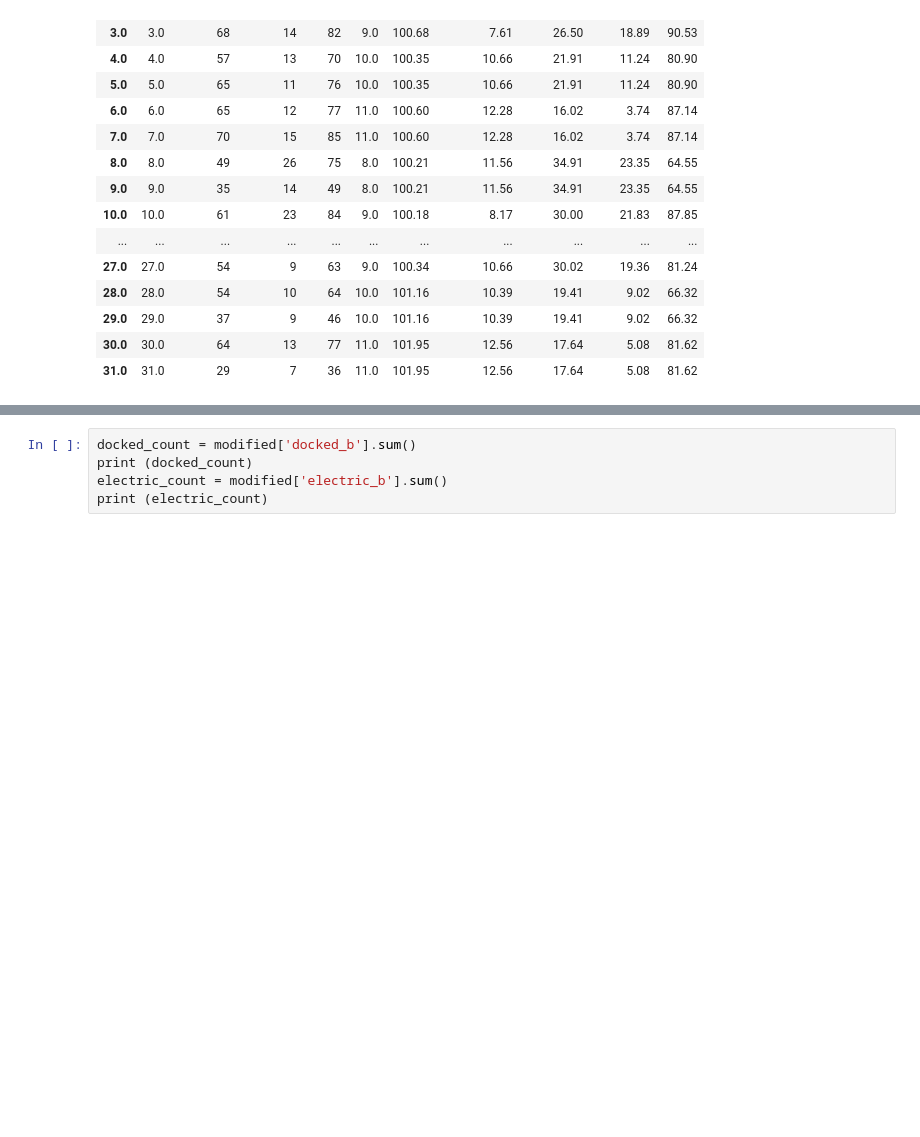
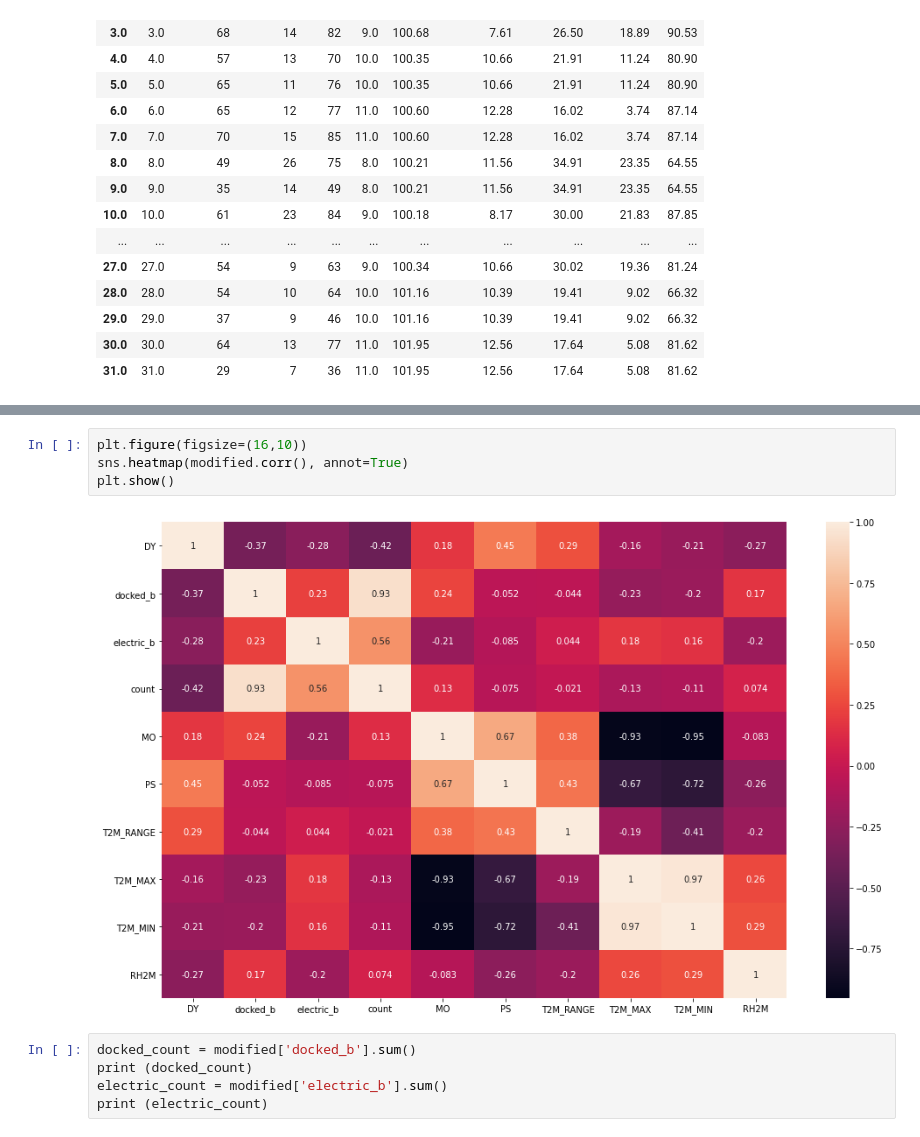
Before and after one commit to Akanksha0215/mywork, a Jupyter notebook: pro(3).ipynb, the cells around one changed output, grey strips where cells are left out. Cells and saved outputs as stored; diff of their text form; blank space fills up the shorter version.

```diff
--- a/pro(3).ipynb
+++ b/pro(3).ipynb
@@ -461,3 +475,9 @@ modified
+# %%
+plt.figure(figsize=(16,10))
+sns.heatmap(modified.corr(), annot=True)
+plt.show()
+# %% [output]
+[figure, added]
 # %%
 docked_count = modified['docked_b'].sum()
 print (docked_count)
```
Also changed, not shown: parts of 15 cells of this notebook.
